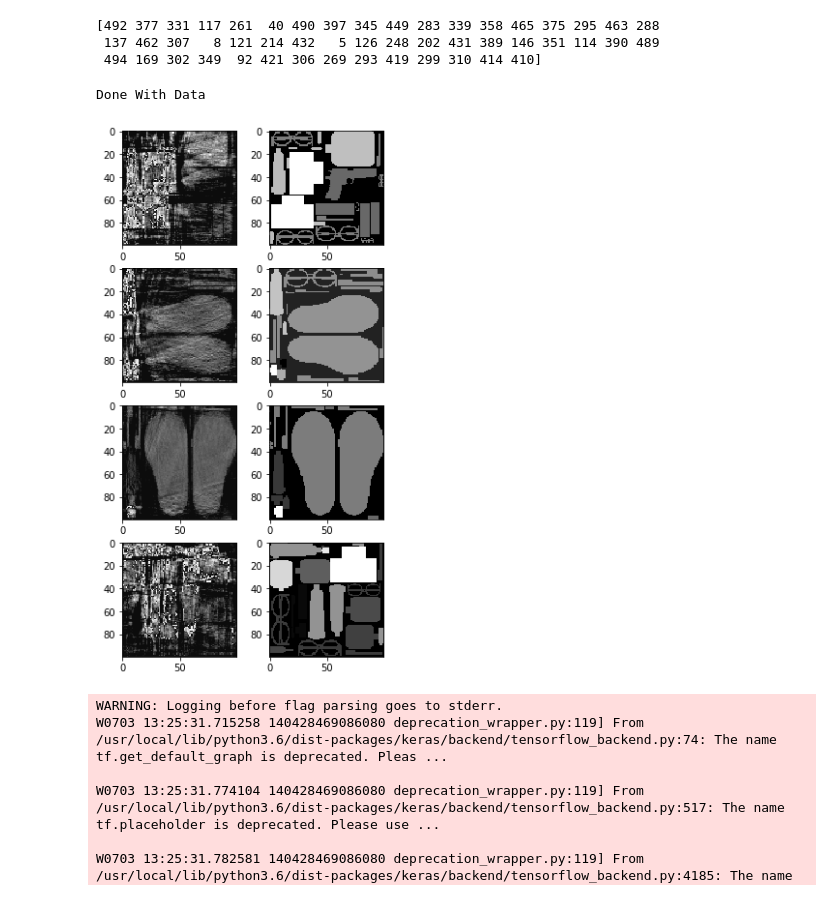
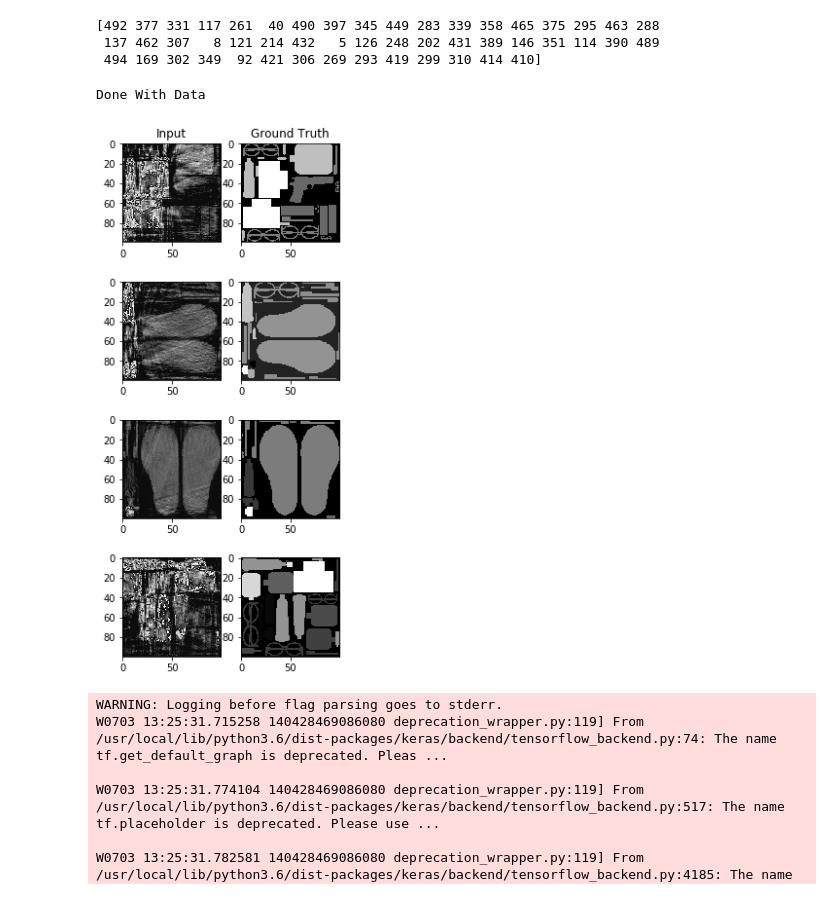
Before and after one commit to amasoudi1/U-NET-For-RFG-System, a Jupyter notebook: UNET_Fixed_Gantry3.ipynb, the cells around one changed output. Cells and saved outputs as stored; diff of their text form; code cells hidden in the pictures.

```diff
--- a/UNET_Fixed_Gantry3.ipynb
+++ b/UNET_Fixed_Gantry3.ipynb
@@ -154,26 +156,30 @@ Using TensorFlow backend.
 # %%
 print("Done With Data")
 
 ########################################################### Adjusting Contrast
 def adjust_gamma(image, gamma=1.0):
    invGamma = 1.0 / gamma
    table = np.array([
       ((i / 255.0) ** invGamma) * 255
       for i in np.arange(0, 256)])
    return cv2.LUT(image.astype(np.uint8), table.astype(np.uint8))
 
 ########################################################### sample training data
-fix, ax = plt.subplots(4,2, figsize=(5,10))
+fix, ax = plt.subplots(4,2, figsize=(4,10))
 for i in range(4):
     #ax[i,0].imshow(train_images[i,:,:,0], cmap='gray')
     ax[i,0].imshow(adjust_gamma((train_images[i,:,:,0]), 1), cmap='gray')
     ax[i,1].imshow(adjust_gamma((train_labels[i,:,:,0]), 1.5), cmap='gray')
+
+ax[0,0].set_title('Input')
+ax[0,1].set_title('Ground Truth')
+
 plt.show()
 
 ################### Left Column : sample input, Right Column : sample label
 # %% [output]
 Done With Data
-[figure, old version]
+[figure, new version]
 # %%
 ######################################################## Defining The U-Net
 SEED = 42
```
Also changed, not shown: parts of 1 cell of this notebook.
